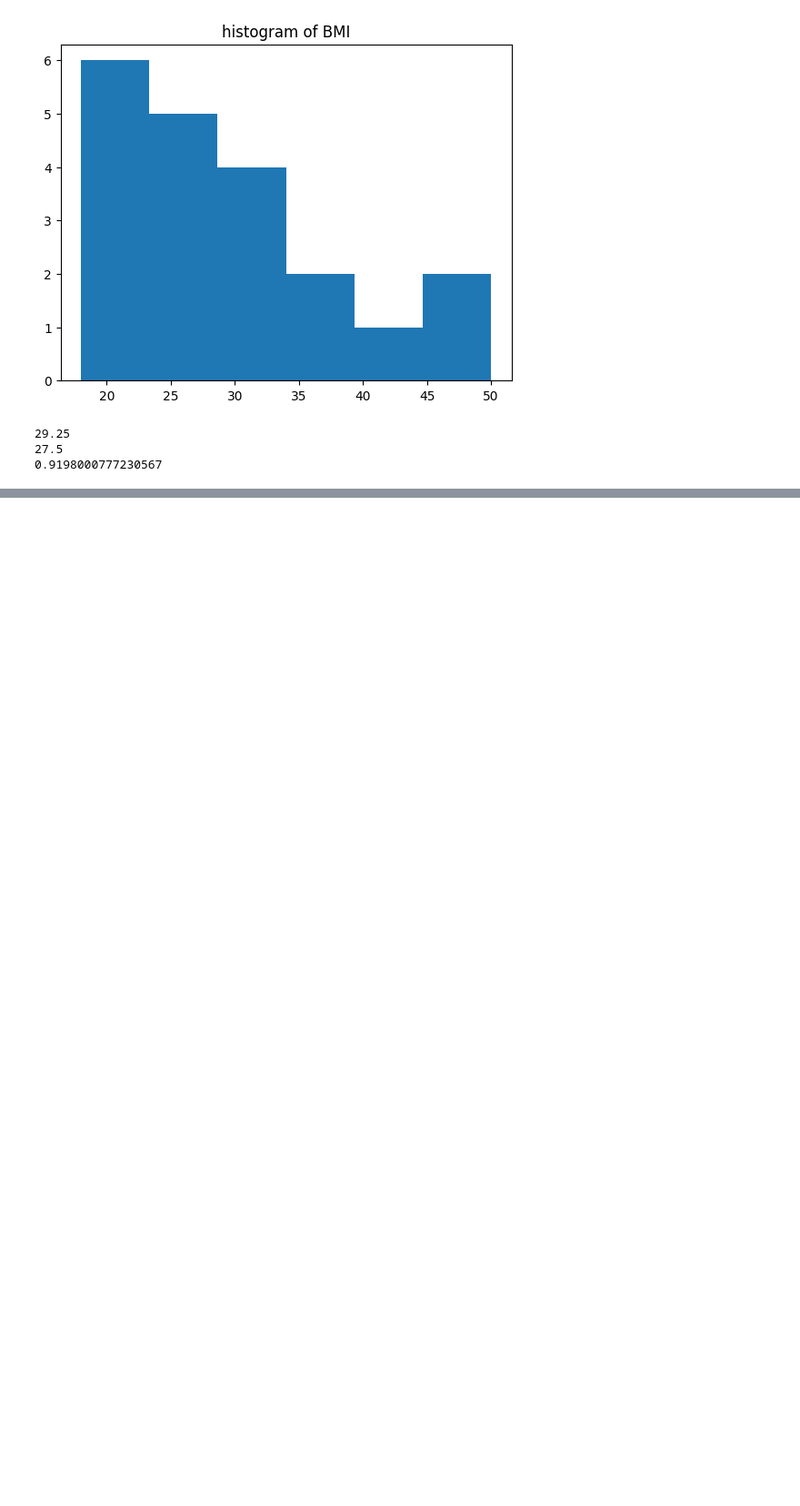
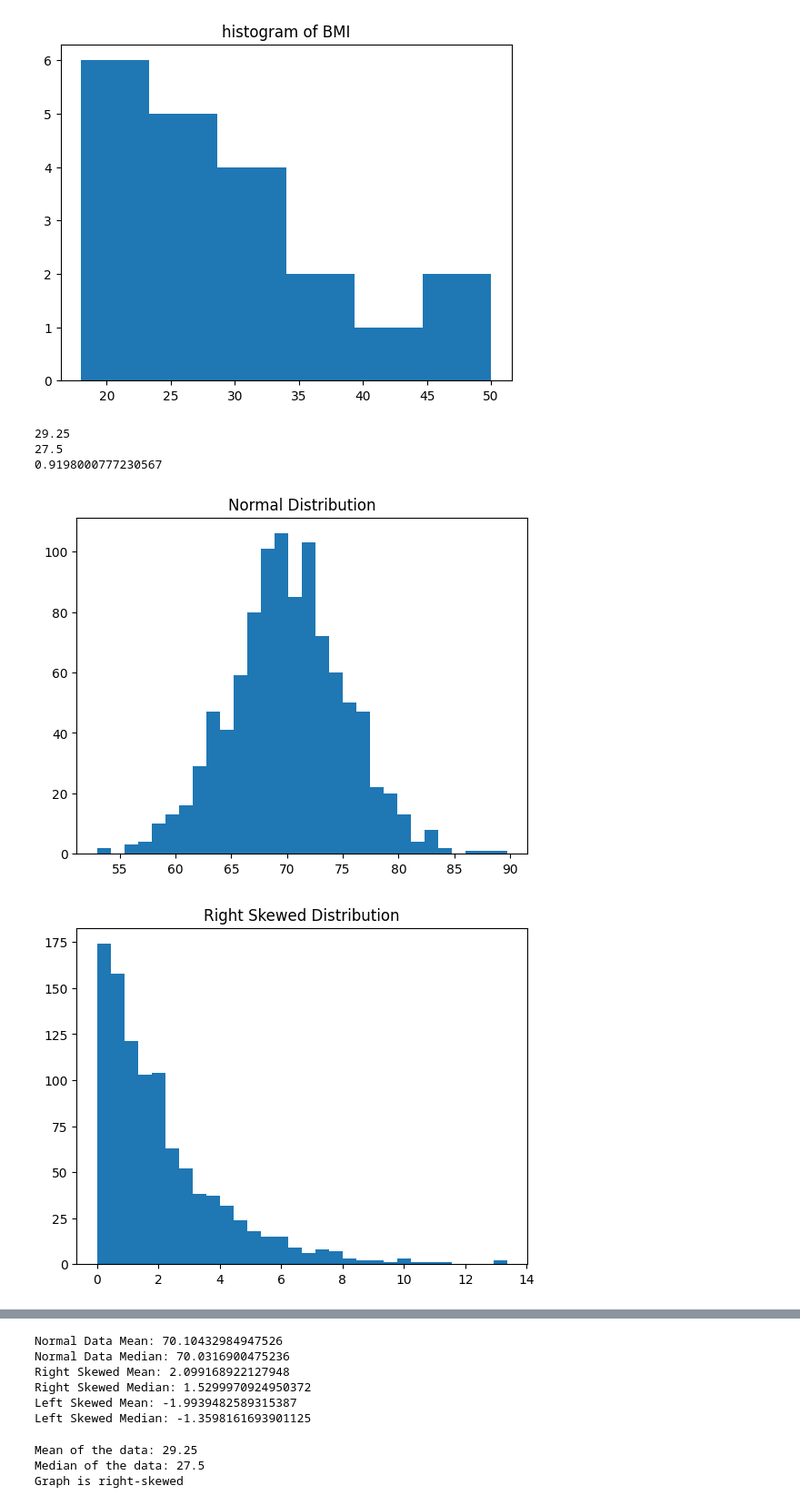
Before and after one commit to kashaveniDeepika24/2025-26-4088-Deepika-AI-B-DS, a Jupyter notebook: 24_02_26.ipynb, the cells around one changed output, grey strips where cells are left out. Shown at 91% size. Drawn from its saved outputs; the diff is of its cells as text; code cells hidden in the pictures; blank space fills up the shorter version.

```diff
--- a/24_02_26.ipynb
+++ b/24_02_26.ipynb
@@ -103,3 +103,32 @@ print(df['BMI'].skew())
 29.25
 27.5
 0.9198000777230567
+# %%
+# Data Distribution
+
+import numpy as np
+import pandas as pd
+import matplotlib.pyplot as plt
+normal_data = np.random.normal(loc=70, scale=5, size=1000)
+right_skewed = np.random.exponential(scale=2, size=1000)
+left_skewed = -np.random.exponential(scale=2, size=1000)
+plt.hist(normal_data, bins=30)
+plt.title("Normal Distribution")
+plt.show()
+plt.hist(right_skewed, bins=30)
+plt.title("Right Skewed Distribution")
+plt.show()
+plt.hist(left_skewed, bins=30)
+plt.title("Left Skewed Distribution")
+plt.show()
+print("Normal Data Mean:", np.mean(normal_data))
+print("Normal Data Median:", np.median(normal_data))
+
+print("Right Skewed Mean:", np.mean(right_skewed))
+print("Right Skewed Median:", np.median(right_skewed))
+
+print("Left Skewed Mean:", np.mean(left_skewed))
+print("Left Skewed Median:", np.median(left_skewed))
+# %% [output]
+[figure, added]
+[figure, added]
@@ -105,0 +136,35 @@ print(df['BMI'].skew())
+Normal Data Mean: 70.10432984947526
+Normal Data Median: 70.0316900475236
+Right Skewed Mean: 2.099168922127948
+Right Skewed Median: 1.5299970924950372
+Left Skewed Mean: -1.9939482589315387
+Left Skewed Median: -1.3598161693901125
+# %%
+# ---- Part 1: Basic Data Analysis ----
+
+import numpy as np
+import matplotlib.pyplot as plt
+import pandas as pd
+
+# Given data
+data = [18, 19, 20, 21, 22, 23, 24, 25, 26, 27, 28,
+        29, 30, 31, 32, 35, 38, 42, 45, 50]
+
+# Mean & Median
+mean_val = np.mean(data)
+median_val = np.median(data)
+
+print("Mean of the data:", mean_val)
+print("Median of the data:", median_val)
+
+# Skewness check
+if mean_val > median_val:
+    print("Graph is right-skewed")
+elif mean_val < median_val:
+    print("Data is slightly left-skewed")
+else:
+    print("Data is symmetric")
+# %% [output]
+Mean of the data: 29.25
+Median of the data: 27.5
+Graph is right-skewed
```
Also changed, not shown: parts of 1 cell of this notebook.
